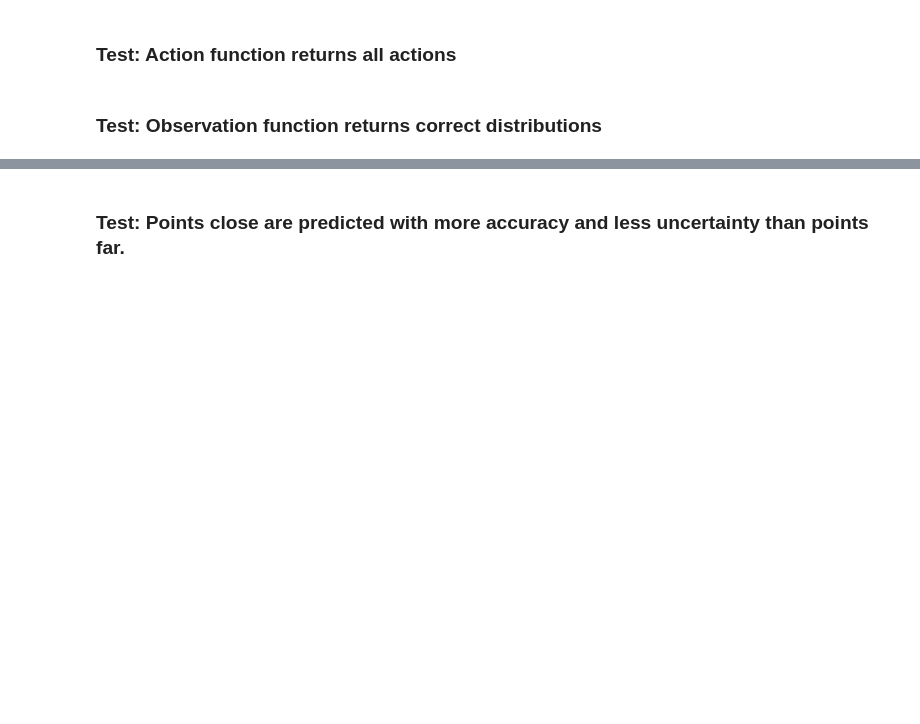
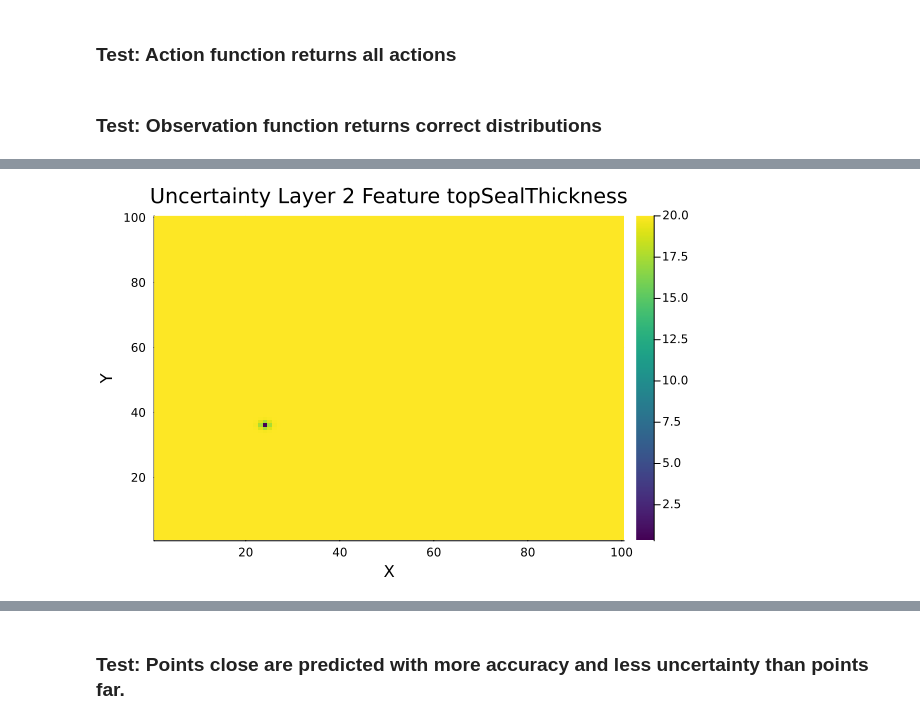
Before and after one commit to sisl/CGS_CCS, a Jupyter notebook: scratch.ipynb, the cells around one changed output, grey strips where cells are left out. Cells and saved outputs as stored; diff of their text form; code cells hidden in the pictures; blank space fills up the shorter version.

```diff
--- a/scratch.ipynb
+++ b/scratch.ipynb
@@ -80,5 +61,7 @@ POMDPs.reward(pomdp, pomdp.state, all_actions[2])
 # %%
-visualize_uncertainty(pomdp)
+visualize_uncertainty(pomdp, 2, :topSealThickness)
+# %% [output]
+[figure, added]
 # %%
 POMDPs.observation(pomdp, all_actions[21], pomdp.state) # Can take up to 7 mins to run!
 # %% [output]
```
Also changed, not shown: parts of 11 cells of this notebook, 5 other files.
